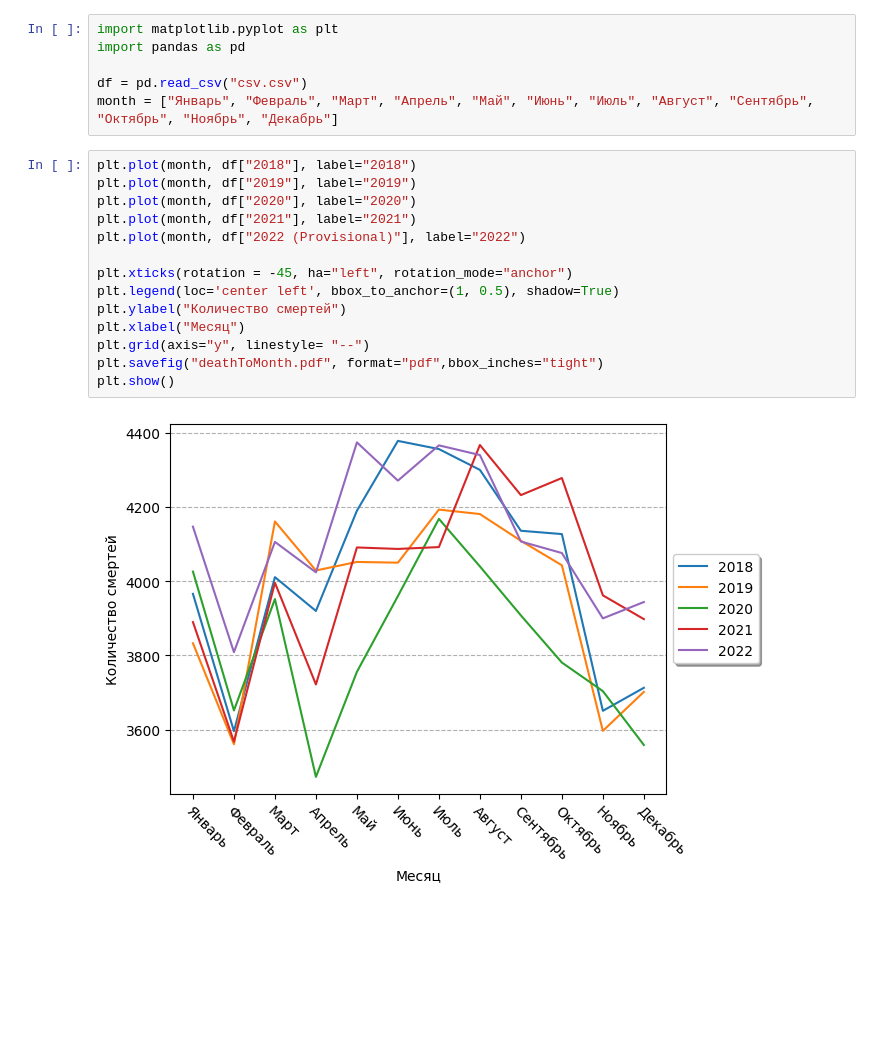
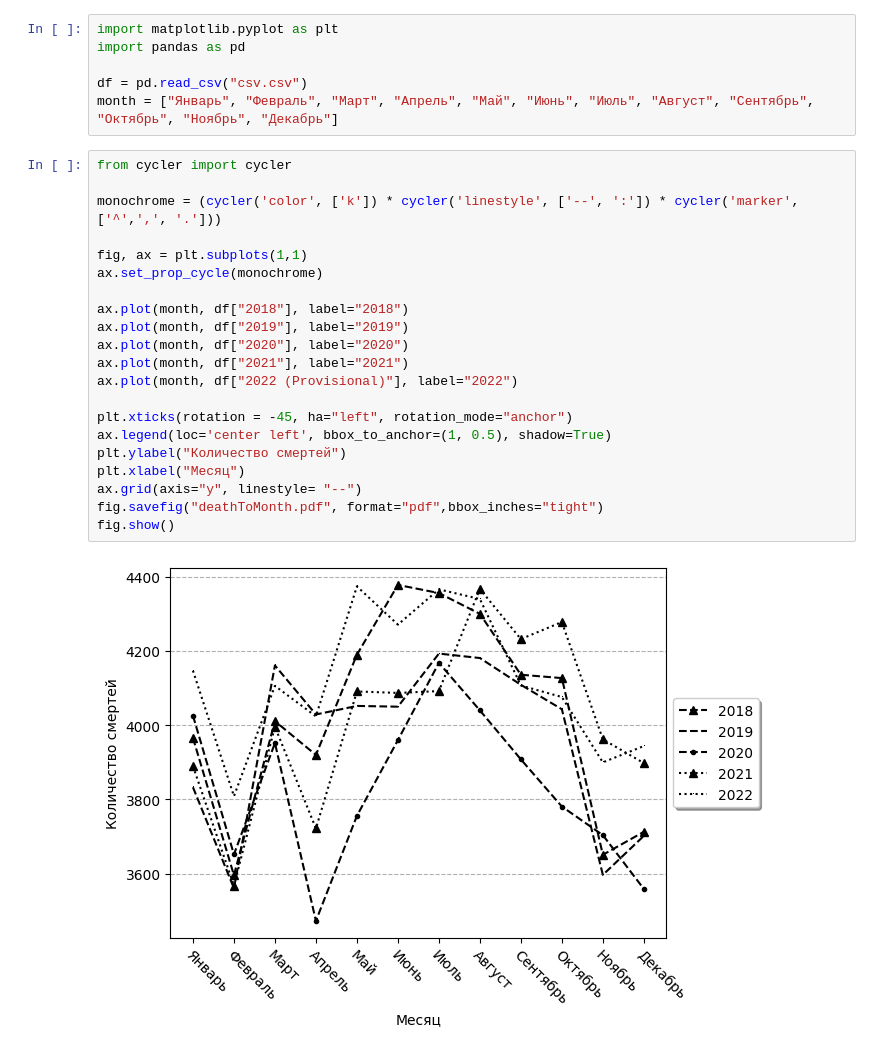
Before and after one commit to TheSawIsTheLaw/iWannaKillMyself, a Jupyter notebook: iWannaNote/iHatePlots/govno.ipynb, the cells around one changed output. Cells and saved outputs as stored; diff of their text form; blank space fills up the shorter version.

```diff
--- a/iWannaNote/iHatePlots/govno.ipynb
+++ b/iWannaNote/iHatePlots/govno.ipynb
@@ -5,18 +5,25 @@ import pandas as pd
 df = pd.read_csv("csv.csv")
 month = ["Январь", "Февраль", "Март", "Апрель", "Май", "Июнь", "Июль", "Август", "Сентябрь", "Октябрь", "Ноябрь", "Декабрь"]
 # %%
-plt.plot(month, df["2018"], label="2018")
-plt.plot(month, df["2019"], label="2019")
-plt.plot(month, df["2020"], label="2020")
-plt.plot(month, df["2021"], label="2021")
-plt.plot(month, df["2022 (Provisional)"], label="2022")
+from cycler import cycler
+
+monochrome = (cycler('color', ['k']) * cycler('linestyle', ['--', ':']) * cycler('marker', ['^',',', '.']))
+
+fig, ax = plt.subplots(1,1)
+ax.set_prop_cycle(monochrome)
+
+ax.plot(month, df["2018"], label="2018")
+ax.plot(month, df["2019"], label="2019")
+ax.plot(month, df["2020"], label="2020")
+ax.plot(month, df["2021"], label="2021")
+ax.plot(month, df["2022 (Provisional)"], label="2022")
 
 plt.xticks(rotation = -45, ha="left", rotation_mode="anchor")
-plt.legend(loc='center left', bbox_to_anchor=(1, 0.5), shadow=True)
+ax.legend(loc='center left', bbox_to_anchor=(1, 0.5), shadow=True)
 plt.ylabel("Количество смертей")
 plt.xlabel("Месяц")
-plt.grid(axis="y", linestyle= "--")
-plt.savefig("deathToMonth.pdf", format="pdf",bbox_inches="tight")
-plt.show()
+ax.grid(axis="y", linestyle= "--")
+fig.savefig("deathToMonth.pdf", format="pdf",bbox_inches="tight")
+fig.show()
 # %% [output]
-[figure, old version]
+[figure, new version]
```
Also changed, not shown: 8 other files.
